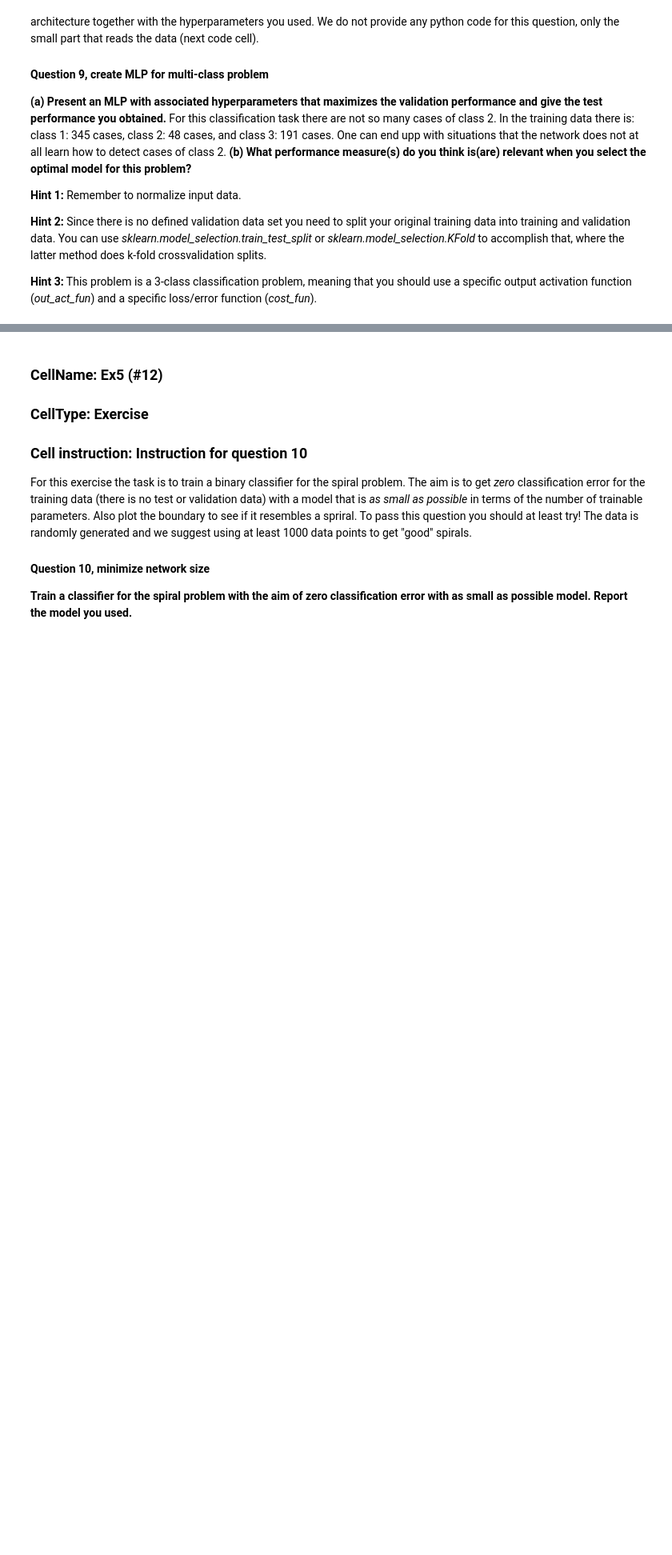
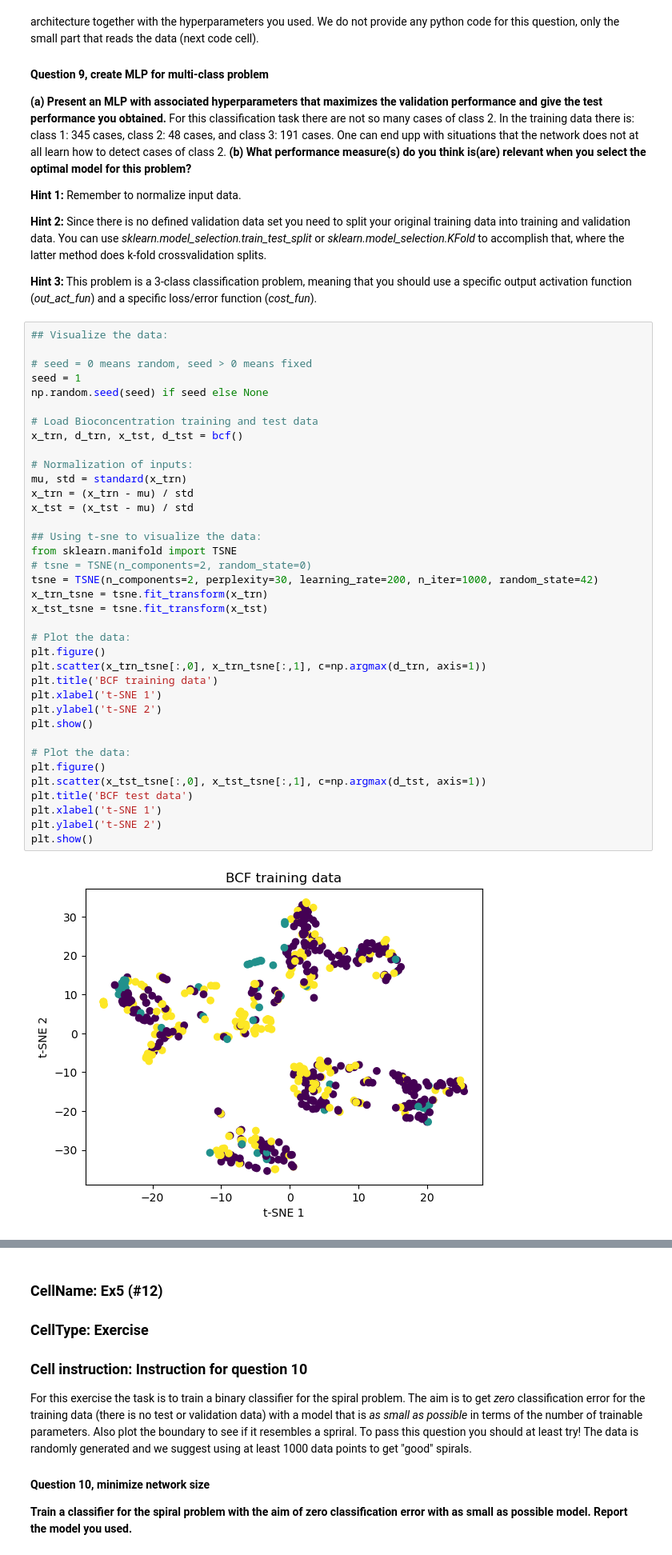
Before and after one commit to TheodorAT/Neural-Networks, a Jupyter notebook: Lab2/lab2.ipynb, the cells around one changed output, grey strips where cells are left out. Shown at 80% size. Saved outputs shown, nothing was run; the diff lists cells and outputs as text; blank space fills up the shorter version.

Commit message:
Visualized the bioconcentration data using t-sne

```diff
--- a/Lab2/lab2.ipynb
+++ b/Lab2/lab2.ipynb
@@ -979,3 +982,42 @@ Since there is no defined validation data set you need to split your original tr
 
 **Hint 3:**
 This problem is a 3-class classification problem, meaning that you should use a specific output activation function (*out_act_fun*) and a specific loss/error function (*cost_fun*).
+# %%
+## Visualize the data:
+
+# seed = 0 means random, seed > 0 means fixed
+seed = 1
+np.random.seed(seed) if seed else None
+
+# Load Bioconcentration training and test data
+x_trn, d_trn, x_tst, d_tst = bcf()
+
+# Normalization of inputs:
+mu, std = standard(x_trn)
+x_trn = (x_trn - mu) / std
+x_tst = (x_tst - mu) / std
+
+## Using t-sne to visualize the data:
+from sklearn.manifold import TSNE
+# tsne = TSNE(n_components=2, random_state=0)
+tsne = TSNE(n_components=2, perplexity=30, learning_rate=200, n_iter=1000, random_state=42)
+x_trn_tsne = tsne.fit_transform(x_trn)
+x_tst_tsne = tsne.fit_transform(x_tst)
+
+# Plot the data:
+plt.figure()
+plt.scatter(x_trn_tsne[:,0], x_trn_tsne[:,1], c=np.argmax(d_trn, axis=1))
+plt.title('BCF training data')
+plt.xlabel('t-SNE 1')
+plt.ylabel('t-SNE 2')
+plt.show()
+
+# Plot the data:
+plt.figure()
+plt.scatter(x_tst_tsne[:,0], x_tst_tsne[:,1], c=np.argmax(d_tst, axis=1))
+plt.title('BCF test data')
+plt.xlabel('t-SNE 1')
+plt.ylabel('t-SNE 2')
+plt.show()
+# %% [output]
+[figure, added]
```
Also changed, not shown: parts of 7 cells of this notebook.
